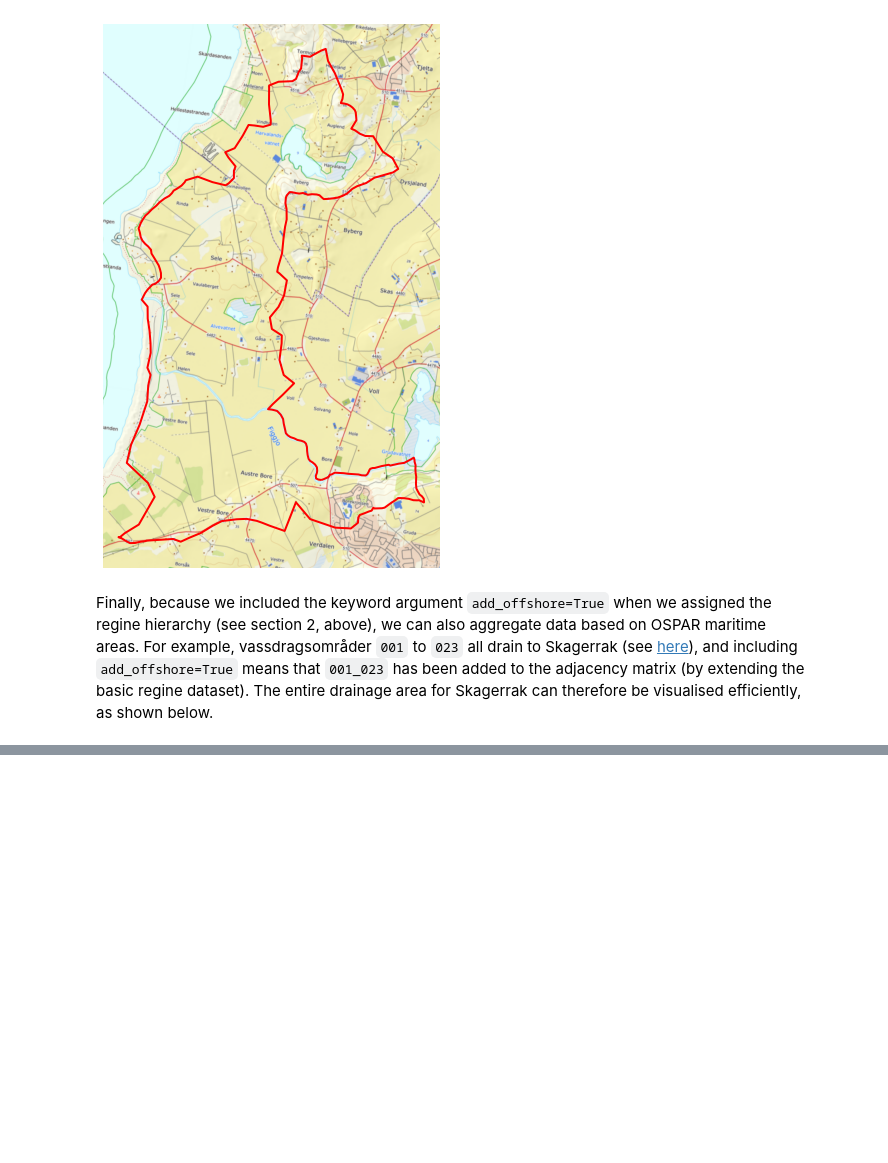
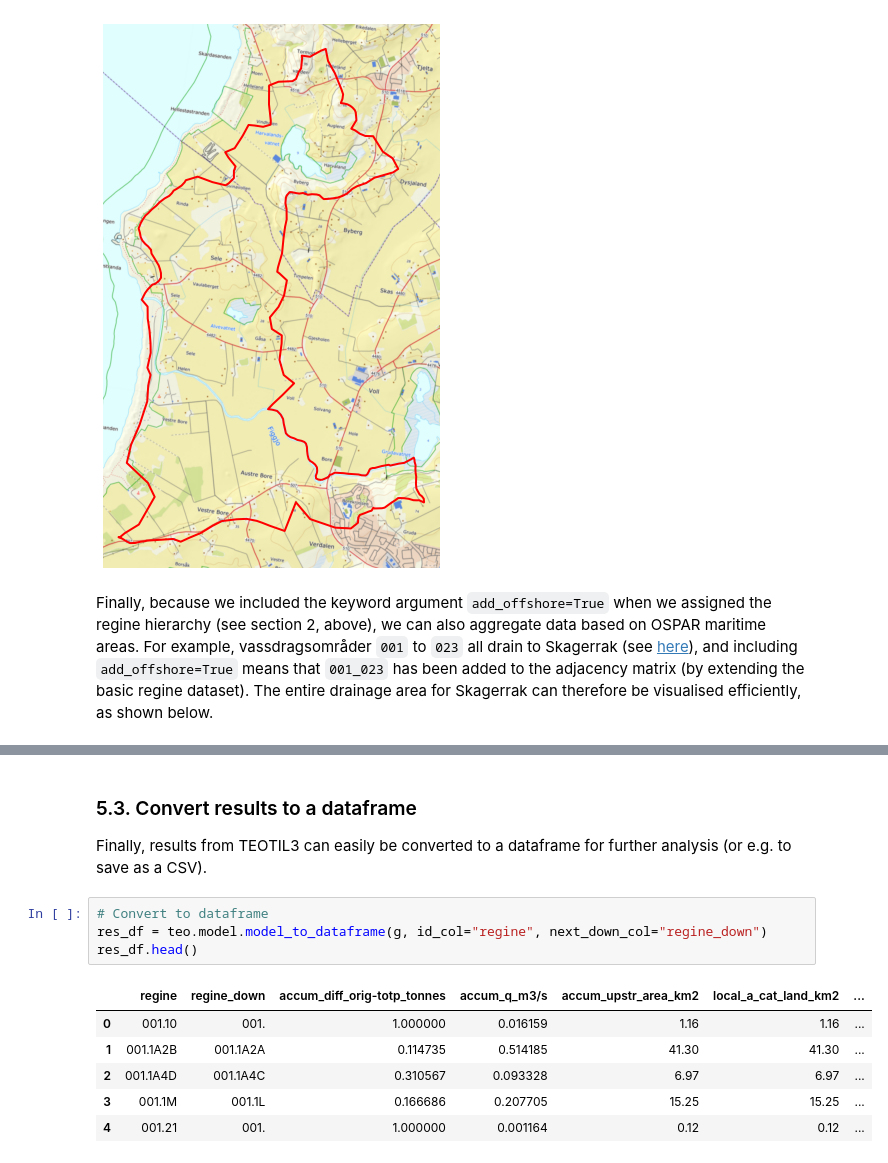
Before and after one commit to NIVANorge/teotil3, a Jupyter notebook: notebooks/tutorials/02_regine_catchments.ipynb, the cells around one changed output, grey strips where cells are left out. Saved outputs shown, nothing was run; the diff lists cells and outputs as text; blank space fills up the shorter version.

```diff
--- a/notebooks/tutorials/02_regine_catchments.ipynb
+++ b/notebooks/tutorials/02_regine_catchments.ipynb
@@ -154,0 +276,15 @@ ax
+# %% [markdown]
+### 5.3. Convert results to a dataframe
+
+Finally, results from TEOTIL3 can easily be converted to a dataframe for further analysis (or e.g. to save as a CSV).
+# %%
+# Convert to dataframe
+res_df = teo.model.model_to_dataframe(g, id_col="regine", next_down_col="regine_down")
+res_df.head()
+# %% [output]
+|  | regine | regine_down | accum_diff_orig-totp_tonnes | accum_q_m3/s | accum_upstr_area_km2 | local_a_cat_land_km2 | ... |
+| 0 | 001.10 | 001. | 1.000000 | 0.016159 | 1.16 | 1.16 | ... |
+| 1 | 001.1A2B | 001.1A2A | 0.114735 | 0.514185 | 41.30 | 41.30 | ... |
+| 2 | 001.1A4D | 001.1A4C | 0.310567 | 0.093328 | 6.97 | 6.97 | ... |
+| 3 | 001.1M | 001.1L | 0.166686 | 0.207705 | 15.25 | 15.25 | ... |
+| 4 | 001.21 | 001. | 1.000000 | 0.001164 | 0.12 | 0.12 | ... |
```
Also changed, not shown: parts of 16 cells of this notebook.
